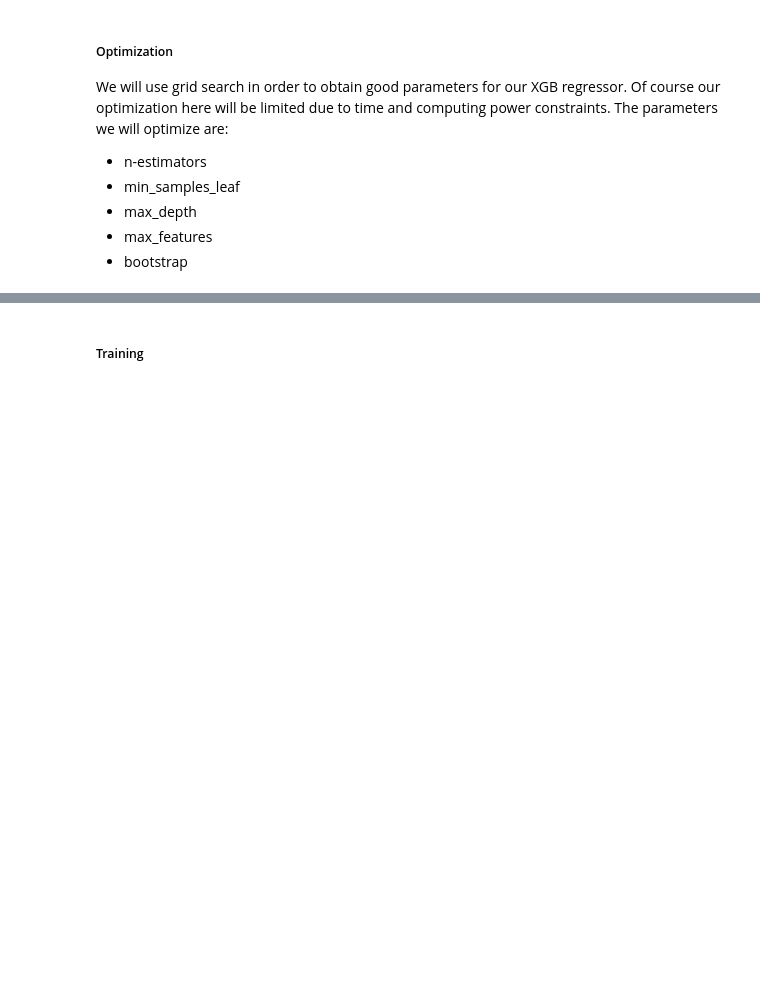
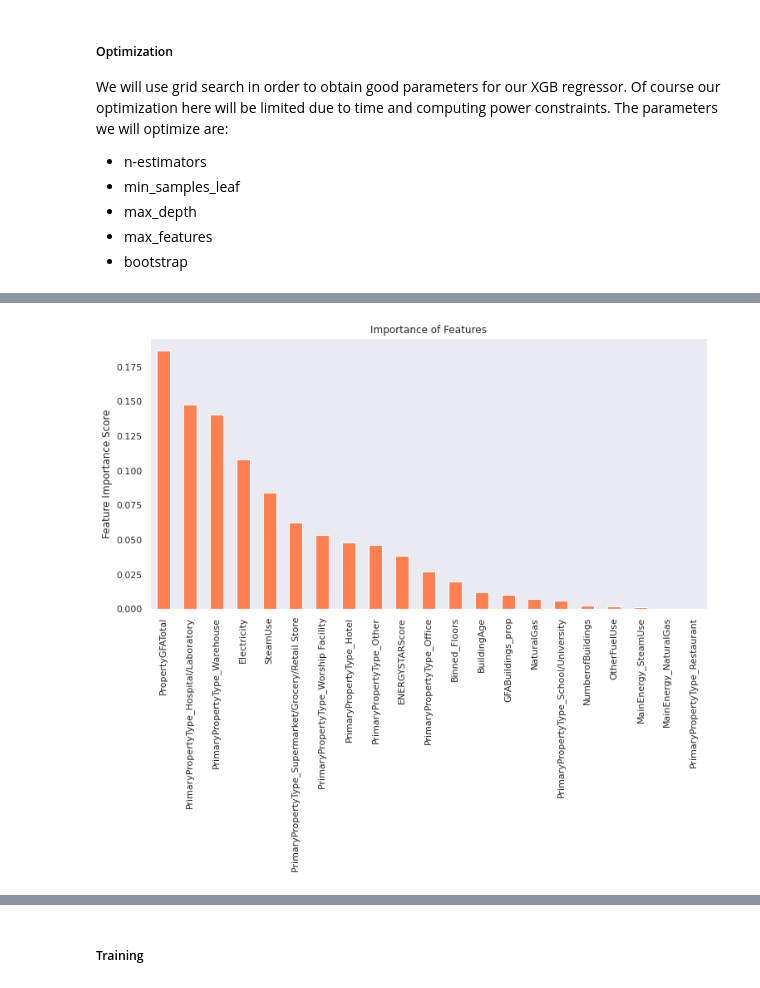
Before and after one commit to mariusbiteau/Buildings_Electrical-Consumption_CO2-Emissions_Prediction, a Jupyter notebook: Analysis_Buildings_Electrical_Consumption_CO2_Emissions_Prediction.ipynb, the cells around one changed output, grey strips where cells are left out. Saved outputs shown, nothing was run; the diff lists cells and outputs as text; code cells hidden in the pictures; blank space fills up the shorter version.

```diff
--- a/Analysis_Buildings_Electrical_Consumption_CO2_Emissions_Prediction.ipynb
+++ b/Analysis_Buildings_Electrical_Consumption_CO2_Emissions_Prediction.ipynb
@@ -1057,7 +1066,7 @@ We will use grid search in order to obtain good parameters for our XGB regressor
 - max_features
 - bootstrap
 # %%
-rf_param_grid = {'objective':['reg:squarederror'],
+xgbr_co2_param_grid = {'objective':['reg:squarederror'],
     'max_depth': [5, 10, 20],
     'subsample': [0.8, 0.9, 1],
     'reg_alpha': [0.1, 0.3, 1],
@@ -1092,7 +1154,9 @@ plt.show()
 # %%
-feat_imp = pd.Series(rf_co2.feature_importances_, list(X_train)).sort_values(ascending=False)
+feat_imp = pd.Series(xgbr_co2_grid.best_estimator_.feature_importances_, list(X_train)).sort_values(ascending=False)
 fig = plt.figure(figsize=(12, 6))
 feat_imp.plot(kind='bar', title='Importance of Features', color= 'coral')
 plt.ylabel('Feature Importance Score')
 plt.grid()
 plt.show()
+# %% [output]
+[figure, added]
```
Also changed, not shown: parts of 87 cells of this notebook.
